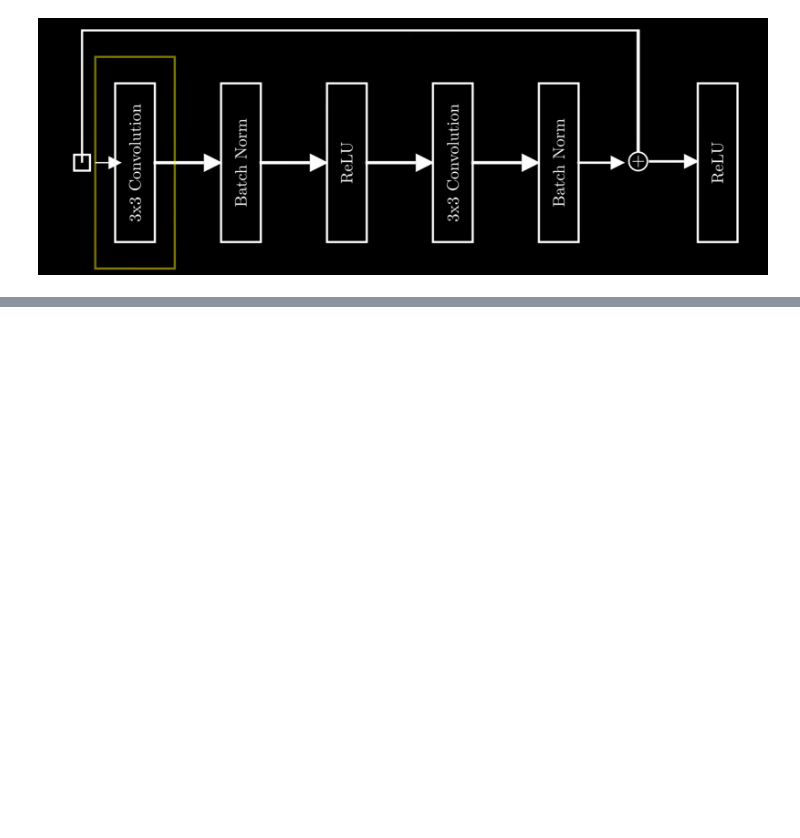
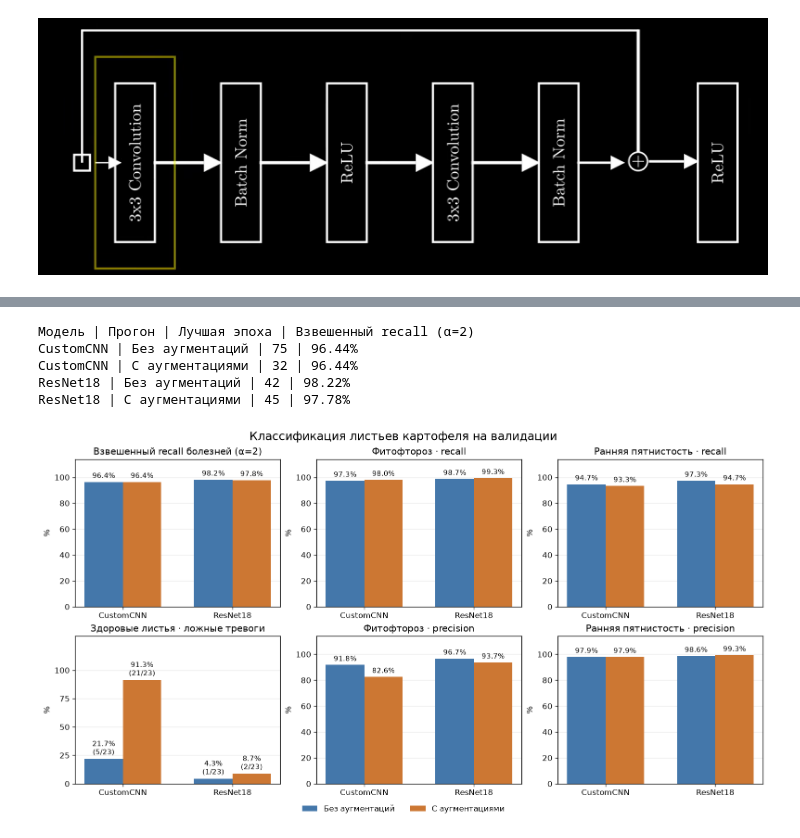
Before and after one commit to topi768/FEFU-7-Deep-ML, a Jupyter notebook: 2/1.ipynb, the cells around one changed output, grey strips where cells are left out. Drawn from its saved outputs; the diff is of its cells as text; code cells hidden in the pictures; blank space fills up the shorter version.

```diff
--- a/2/1.ipynb
+++ b/2/1.ipynb
@@ -26,0 +284,79 @@ plt.show()
+# %%
+print(f"Модель | Прогон | Лучшая эпоха | Взвешенный recall (α={alpha})")
+results = {}
+runs = {"baseline": "Без аугментаций", "augmented": "С аугментациями"}
+
+for model_class in models:
+    for run, run_label in runs.items():
+        model = model_class(num_classes=num_classes).to(device)
+        checkpoint = checkpoint_dir / f"{model_class.__name__}_{run}.pt"
+        saved = torch.load(checkpoint, map_location=device, weights_only=True)
+        model.load_state_dict(saved["weights"])
+        model.eval()
+
+        # Строка матрицы — истинный класс, столбец — предсказанный.
+        matrix = torch.zeros((num_classes, num_classes), dtype=torch.long, device=device)
+        with torch.inference_mode():
+            for x, y in val_loader:
+                predicted = model(x.to(device).float() / 255).argmax(dim=1)
+                pairs = y.to(device) * num_classes + predicted
+                matrix += torch.bincount(pairs, minlength=num_classes ** 2).reshape_as(matrix)
+
+        correct = matrix.diag()
+        recall = (correct / matrix.sum(dim=1)).tolist()
+        precision = (correct / matrix.sum(dim=0).clamp_min(1)).tolist()
+        weighted_recall = weighted_disease_recall(recall, alpha)
+        healthy = matrix[1].sum().item()
+        false_alarms = healthy - correct[1].item()
+
+        results[model_class.__name__, run] = (
+            weighted_recall, recall[2], recall[0],
+            false_alarms / healthy, precision[2], precision[0],
+        ), f"{false_alarms}/{healthy}"
+        best_epoch = saved["epoch"]
+        print(f"{model_class.__name__} | {run_label} | {best_epoch} | {weighted_recall:.2%}")
+
+fig, axes = plt.subplots(2, 3, figsize=(13, 7), layout="constrained")
+fig.suptitle("Классификация листьев картофеля на валидации", fontsize=15)
+titles = [
+    f"Взвешенный recall болезней (α={alpha})",
+    "Фитофтороз · recall",
+    "Ранняя пятнистость · recall",
+    "Здоровые листья · ложные тревоги",
+    "Фитофтороз · precision",
+    "Ранняя пятнистость · precision",
+]
+names = [model_class.__name__ for model_class in models]
+positions = np.arange(len(names))
+width = 0.35
+
+for metric, (ax, title) in enumerate(zip(axes.flat, titles)):
+    for (run, run_label), offset, color in zip(runs.items(), (-width / 2, width / 2), ("#4477AA", "#CC7733")):
+        rows = [results[name, run] for name in names]
+        values = [metrics[metric] * 100 for metrics, _ in rows]
+        bars = ax.bar(positions + offset, values, width, color=color, label=run_label)
+        if metric == 3:
+            annotations = [f"{value:.1f}%\n({count})" for value, (_, count) in zip(values, rows)]
+        else:
+            annotations = [f"{value:.1f}%" for value in values]
+        ax.bar_label(bars, labels=annotations, padding=3, fontsize=9)
+
+    ax.set_xticks(positions, names)
+    ax.set(title=title, ylim=(0, 114), yticks=range(0, 101, 20), ylabel="%")
+    ax.set_axisbelow(True)
+    ax.grid(axis="y", alpha=0.25)
+
+# У ложных тревог отдельный масштаб, чтобы были видны малые доли.
+max_false_alarms = max(metrics[3] * 100 for metrics, _ in results.values())
+alarm_limit = min(100, max(20, 10 * (int(max_false_alarms / 10) + 1)))
+axes[1, 0].set(ylim=(0, alarm_limit * 1.3), yticks=range(0, alarm_limit + 1, alarm_limit // 4))
+handles, legend_labels = axes[0, 0].get_legend_handles_labels()
+fig.legend(handles, legend_labels, loc="outside lower center", ncols=2, frameon=False)
+plt.show()
+# %% [output]
+Модель | Прогон | Лучшая эпоха | Взвешенный recall (α=2)
+CustomCNN | Без аугментаций | 75 | 96.44%
+CustomCNN | С аугментациями | 32 | 96.44%
+ResNet18 | Без аугментаций | 42 | 98.22%
+ResNet18 | С аугментациями | 45 | 97.78%
+[figure, added]
```
Also changed, not shown: parts of 18 cells of this notebook.
